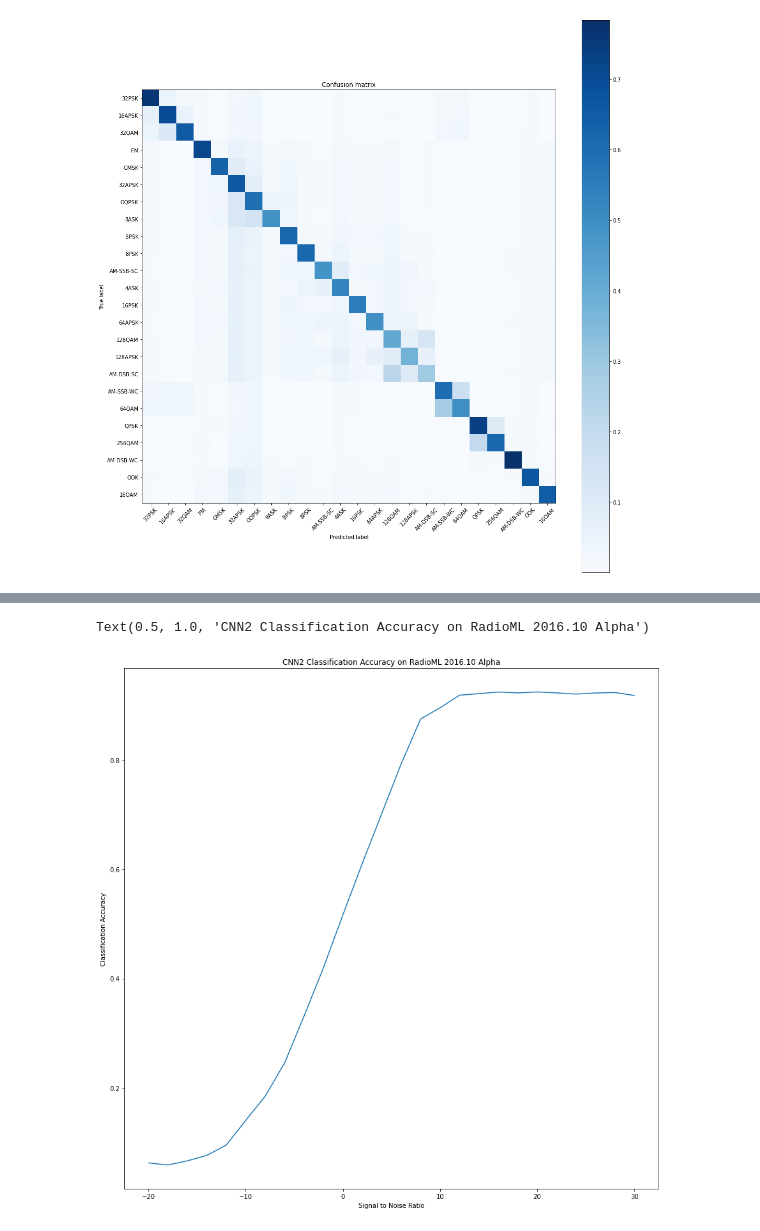
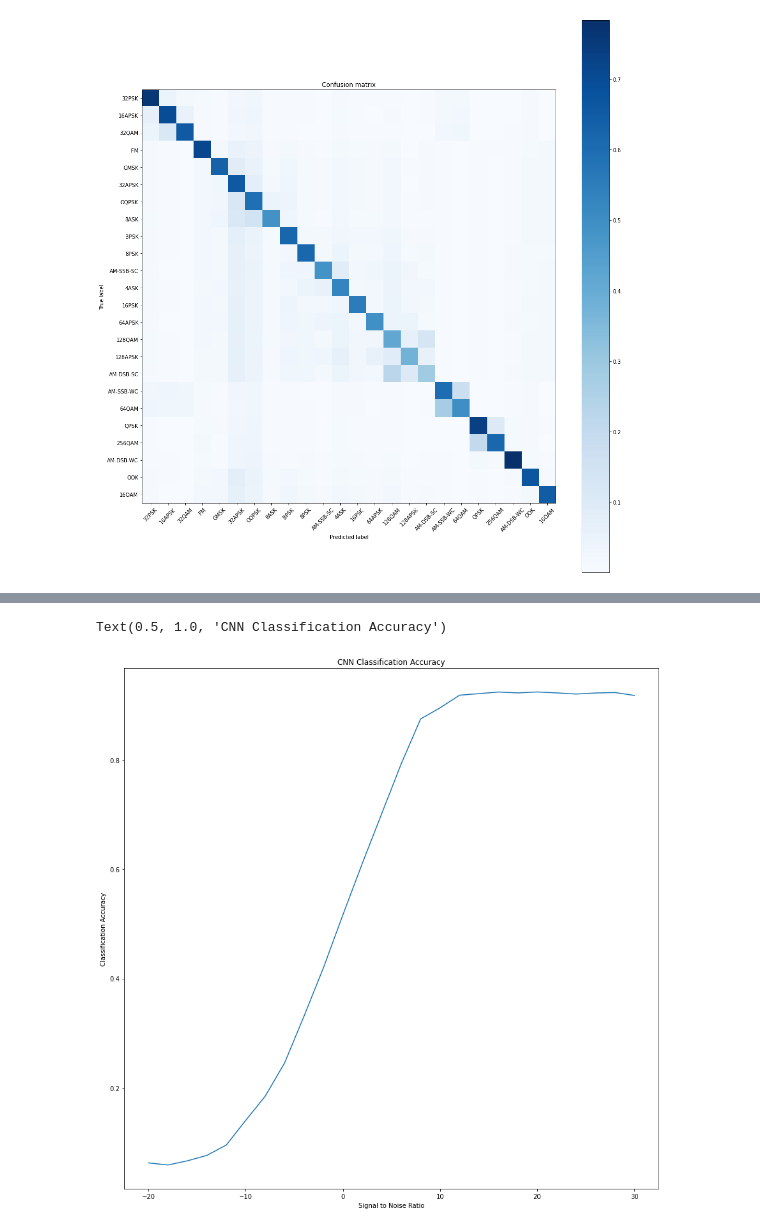
Before and after one commit to KwonSC/Modulation_Recognition_CNN, a Jupyter notebook: new_11_13.ipynb, the cells around one changed output, grey strips where cells are left out. Cells and saved outputs as stored; diff of their text form; code cells hidden in the pictures.

```diff
--- a/new_11_13.ipynb
+++ b/new_11_13.ipynb
@@ -42,6 +42,7 @@ import matplotlib.pylab as plt
 plt.rcParams["figure.figsize"] = (15,15)
 # %%
 # Plot confusion matrix
+classes = mods
 Y_hat = model.predict(ts_x, batch_size=batch_size)
 conf = np.zeros([len(classes),len(classes)])
 confnorm = np.zeros([len(classes),len(classes)])
@@ -75,7 +76,7 @@ for snr in snrs:
     for i in range(0,len(classes)):
         confnorm[i,:] = conf[i,:] / np.sum(conf[i,:])
     plt.figure()
-    plot_confusion_matrix(confnorm, labels=classes, title="ConvNet Confusion Matrix (SNR=%d)"%(snr))
+    plot_confusion_matrix(confnorm, labels=classes, title="Confusion Matrix (SNR=%d)"%(snr))
     cor = np.sum(np.diag(conf))
     ncor = np.sum(conf) - cor
     print ("Overall Accuracy: ", cor / (cor+ncor))
@@ -121,8 +122,8 @@ Overall Accuracy:  0.9179372197309417
 # %%
 plt.plot(snrs, list(map(lambda x: acc[x], snrs)))
 plt.xlabel("Signal to Noise Ratio")
 plt.ylabel("Classification Accuracy")
-plt.title("CNN2 Classification Accuracy on RadioML 2016.10 Alpha")
+plt.title("CNN Classification Accuracy")
 # %% [output]
-Text(0.5, 1.0, 'CNN2 Classification Accuracy on RadioML 2016.10 Alpha')
+Text(0.5, 1.0, 'CNN Classification Accuracy')
-[figure, old version]
+[figure, new version]
```
Also changed, not shown: parts of 2 cells of this notebook.
